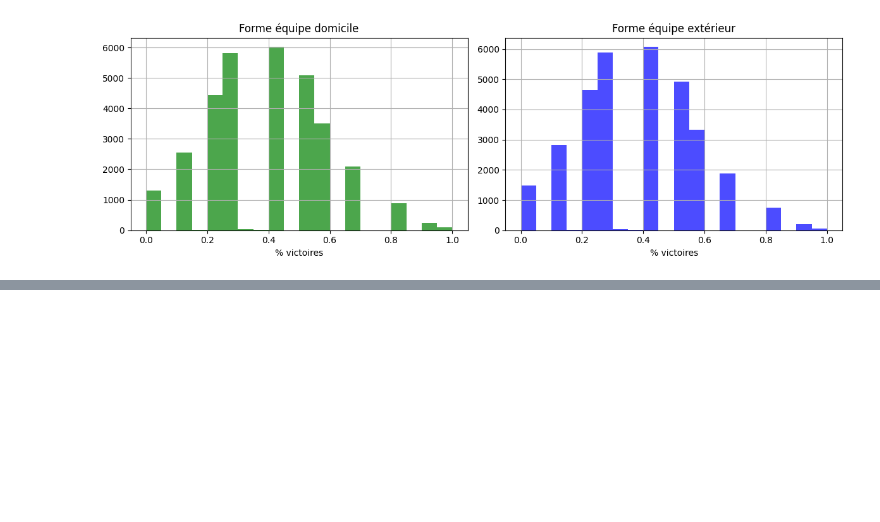
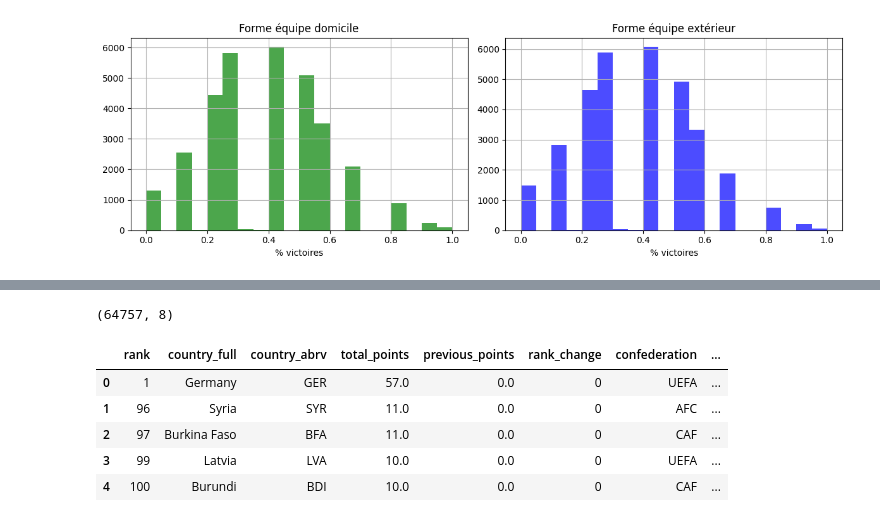
Before and after one commit to Maxoudr/ml-poc-project, a Jupyter notebook: notebooks/data_exploration.ipynb, the cells around one changed output, grey strips where cells are left out. Drawn from its saved outputs; the diff is of its cells as text; code cells hidden in the pictures; blank space fills up the shorter version.

```diff
--- a/notebooks/data_exploration.ipynb
+++ b/notebooks/data_exploration.ipynb
@@ -435,0 +552,13 @@ plt.show()
+# %%
+# Charger le ranking FIFA
+fifa = pd.read_csv('/Users/maximiliendorn/Desktop/ACheving/ml-poc-project/data/fifa_ranking-2023-07-20.csv')
+print(fifa.shape)
+fifa.head()
+# %% [output]
+(64757, 8)
+|  | rank | country_full | country_abrv | total_points | previous_points | rank_change | confederation | ... |
+| 0 | 1 | Germany | GER | 57.0 | 0.0 | 0 | UEFA | ... |
+| 1 | 96 | Syria | SYR | 11.0 | 0.0 | 0 | AFC | ... |
+| 2 | 97 | Burkina Faso | BFA | 11.0 | 0.0 | 0 | CAF | ... |
+| 3 | 99 | Latvia | LVA | 10.0 | 0.0 | 0 | UEFA | ... |
+| 4 | 100 | Burundi | BDI | 10.0 | 0.0 | 0 | CAF | ... |
```
Also changed, not shown: parts of 8 cells of this notebook.
